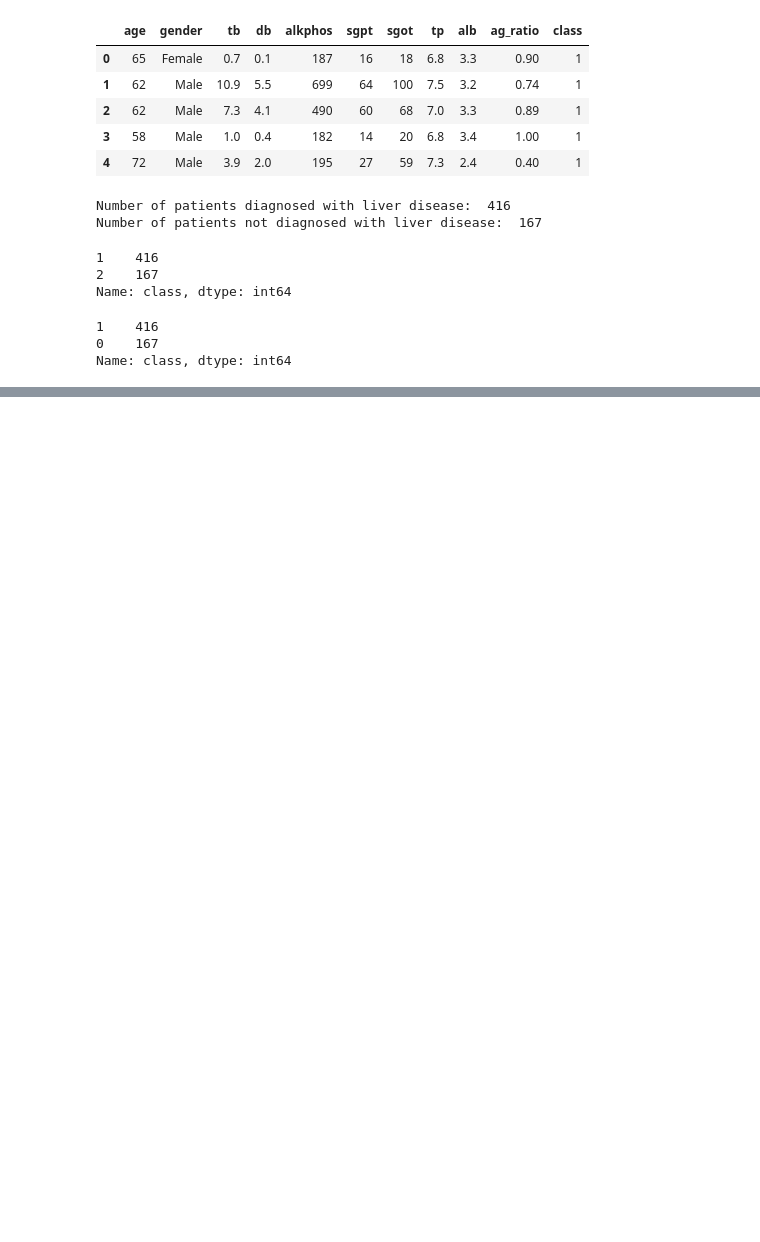
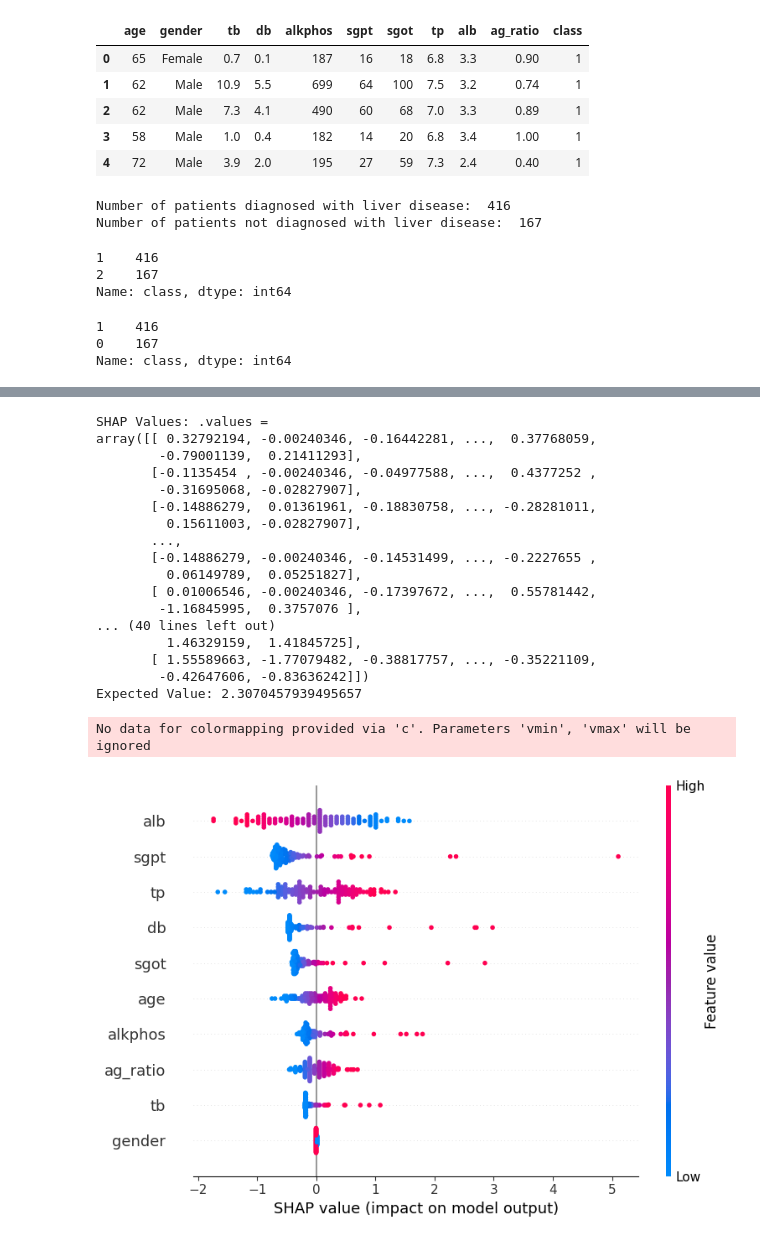
Before and after one commit to koushikroy/liver_disease_prediction, a Jupyter notebook: risk_factor.ipynb, the cells around one changed output, grey strips where cells are left out. Saved outputs shown, nothing was run; the diff lists cells and outputs as text; code cells hidden in the pictures; blank space fills up the shorter version.

```diff
--- a/risk_factor.ipynb
+++ b/risk_factor.ipynb
@@ -178,0 +217,34 @@ Please also refer to the documentation for alternative solver options:
+# %%
+# ...
+
+# Explain the predictions on the test set
+shap_values = explainer(X_test)
+
+# Print the SHAP values and expected value
+print("SHAP Values:", shap_values)
+print("Expected Value:", explainer.expected_value)
+
+# Summary plot to show feature importance
+shap.summary_plot(shap_values, X_test)
+
+# ...
+# %% [output]
+SHAP Values: .values =
+array([[ 0.32792194, -0.00240346, -0.16442281, ...,  0.37768059,
+        -0.79001139,  0.21411293],
+       [-0.1135454 , -0.00240346, -0.04977588, ...,  0.4377252 ,
+        -0.31695068, -0.02827907],
+       [-0.14886279,  0.01361961, -0.18830758, ..., -0.28281011,
+         0.15611003, -0.02827907],
+       ...,
+       [-0.14886279, -0.00240346, -0.14531499, ..., -0.2227655 ,
+         0.06149789,  0.05251827],
+       [ 0.01006546, -0.00240346, -0.17397672, ...,  0.55781442,
+        -1.16845995,  0.3757076 ],
+... (40 lines left out)
+         1.46329159,  1.41845725],
+       [ 1.55589663, -1.77079482, -0.38817757, ..., -0.35221109,
+        -0.42647606, -0.83636242]])
+Expected Value: 2.3070457939495657
+No data for colormapping provided via 'c'. Parameters 'vmin', 'vmax' will be ignored
+[figure, added]
```
Also changed, not shown: parts of 5 cells of this notebook, 8 other files.
